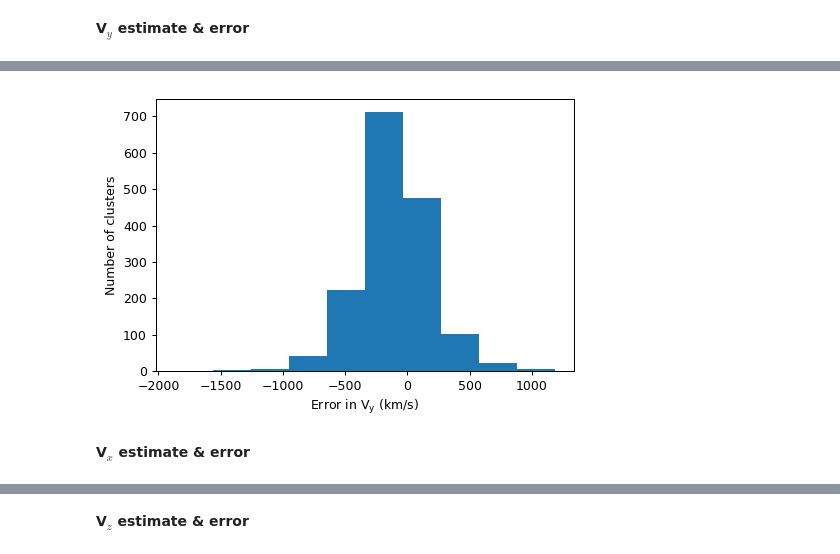
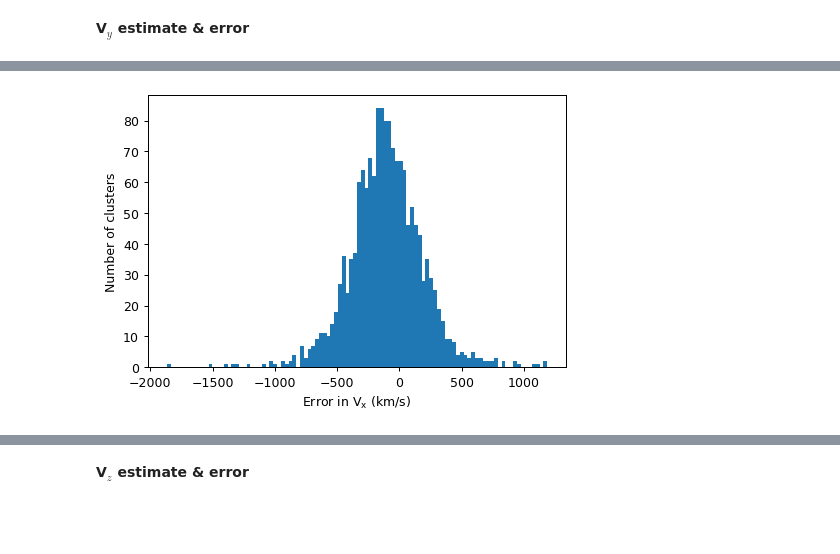
Before and after one commit to awaismirza92/velocity-reconstruction-and-kinetic-SZ, a Jupyter notebook: codes/velocity-reconstruction-orig-sim-box.ipynb, the cells around one changed output, grey strips where cells are left out. Cells and saved outputs as stored; diff of their text form; code cells hidden in the pictures; blank space fills up the shorter version.

```diff
--- a/codes/velocity-reconstruction-orig-sim-box.ipynb
+++ b/codes/velocity-reconstruction-orig-sim-box.ipynb
@@ -268,9 +407,9 @@ plt.gca().set_aspect('equal', adjustable='box')
 # %%
-error_y = df_clusters['vy[km/s]'] - vx_est_list
+error_y = df_clusters['vy[km/s]'] - vy_est_list
 
 plt.figure(dpi = dpi)
-plt.hist(error_y)
-plt.xlabel('Error in V$_{\mathrm{y}}$ (km/s)')
+plt.hist(error_y, bins = 100)
+plt.xlabel('Error in V$_{\mathrm{x}}$ (km/s)')
 plt.ylabel('Number of clusters')
 
 print(np.std(error_y), np.mean(error_y))
@@ -279,3 +418 @@ print(np.std(error_y), np.mean(error_y))
-[figure, old version]
+[figure, new version]
-# %% [markdown]
-**V$_x$ estimate & error**
```
Also changed, not shown: parts of 22 cells of this notebook.
